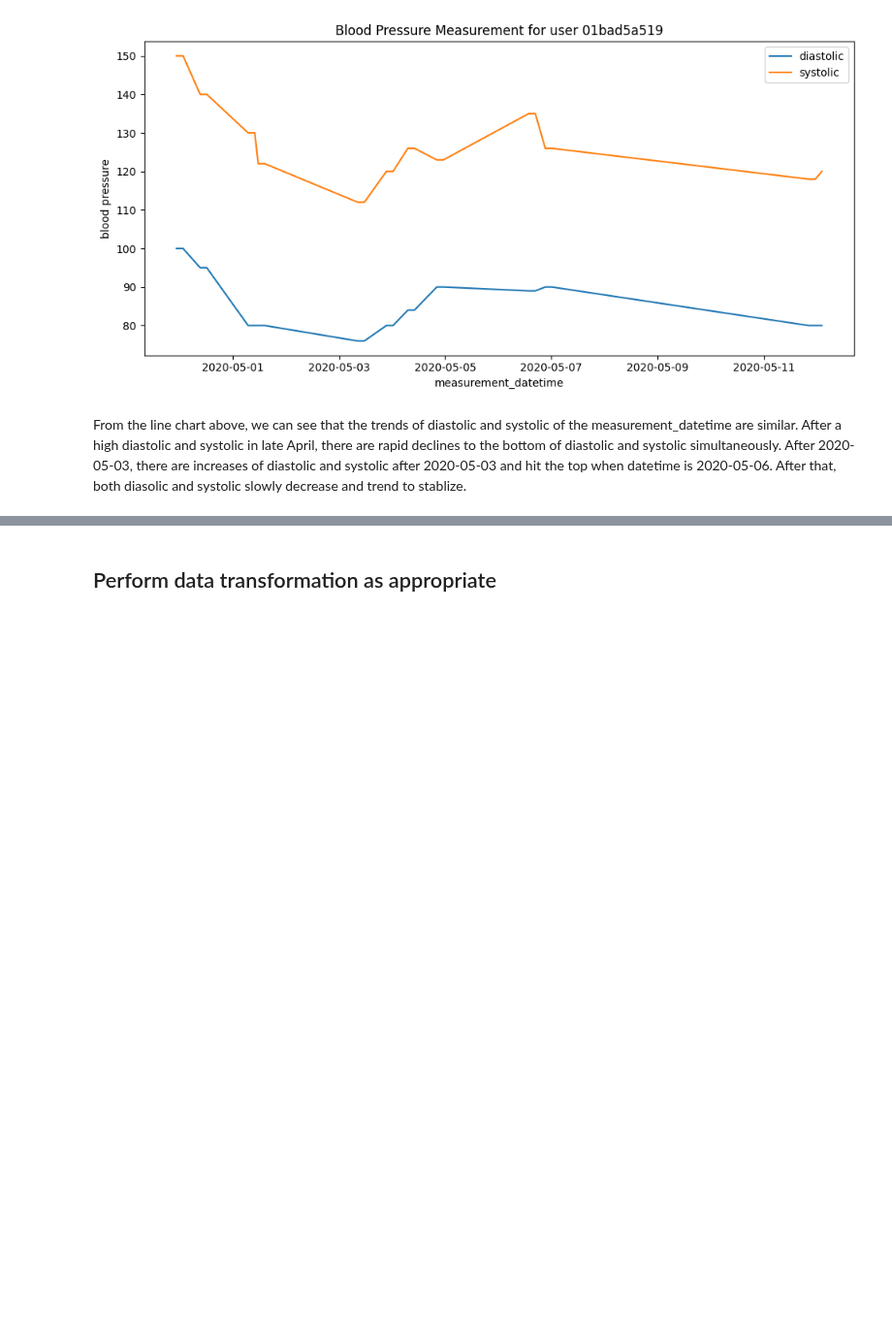
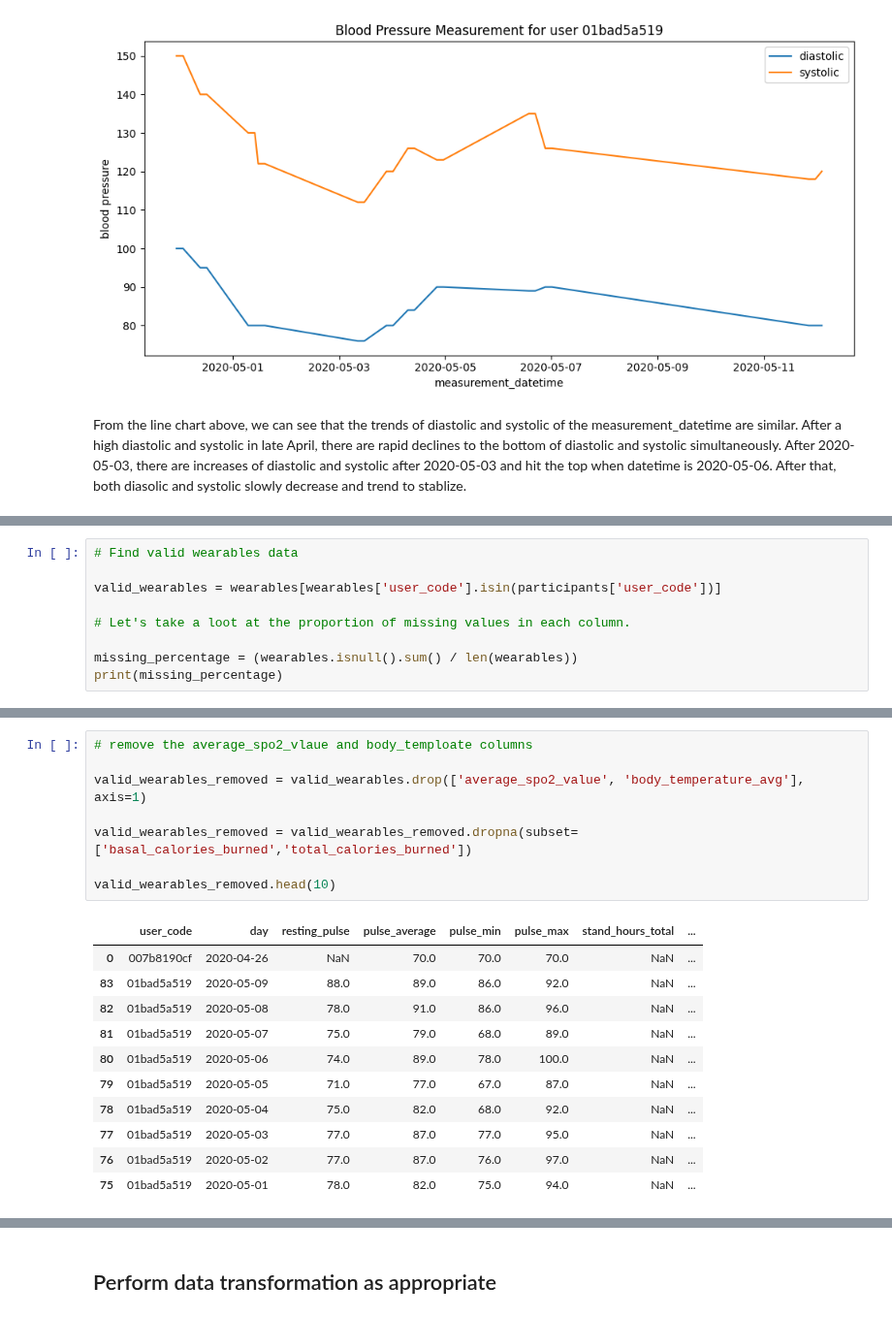
Before and after one commit to AIPI510/aipi510-fall24, a Jupyter notebook: teamname-eda-ta4.ipynb, the cells around one changed output, grey strips where cells are left out. Shown at 97% size. Cells and saved outputs as stored; diff of their text form; blank space fills up the shorter version.

```diff
--- a/teamname-eda-ta4.ipynb
+++ b/teamname-eda-ta4.ipynb
@@ -896,0 +901,9 @@ From the line chart above, we can see that the trends of diastolic and systolic
+# %%
+# Find valid wearables data
+
+valid_wearables = wearables[wearables['user_code'].isin(participants['user_code'])]
+
+# Let's take a loot at the proportion of missing values in each column.
+
+missing_percentage = (wearables.isnull().sum() / len(wearables))
+print(missing_percentage)
@@ -896,0 +934,20 @@ From the line chart above, we can see that the trends of diastolic and systolic
+# %%
+# remove the average_spo2_vlaue and body_temploate columns
+
+valid_wearables_removed = valid_wearables.drop(['average_spo2_value', 'body_temperature_avg'], axis=1)
+
+valid_wearables_removed = valid_wearables_removed.dropna(subset=['basal_calories_burned','total_calories_burned'])
+
+valid_wearables_removed.head(10)
+# %% [output]
+|  | user_code | day | resting_pulse | pulse_average | pulse_min | pulse_max | stand_hours_total | ... |
+| 0 | 007b8190cf | 2020-04-26 | NaN | 70.0 | 70.0 | 70.0 | NaN | ... |
+| 83 | 01bad5a519 | 2020-05-09 | 88.0 | 89.0 | 86.0 | 92.0 | NaN | ... |
+| 82 | 01bad5a519 | 2020-05-08 | 78.0 | 91.0 | 86.0 | 96.0 | NaN | ... |
+| 81 | 01bad5a519 | 2020-05-07 | 75.0 | 79.0 | 68.0 | 89.0 | NaN | ... |
+| 80 | 01bad5a519 | 2020-05-06 | 74.0 | 89.0 | 78.0 | 100.0 | NaN | ... |
+| 79 | 01bad5a519 | 2020-05-05 | 71.0 | 77.0 | 67.0 | 87.0 | NaN | ... |
+| 78 | 01bad5a519 | 2020-05-04 | 75.0 | 82.0 | 68.0 | 92.0 | NaN | ... |
+| 77 | 01bad5a519 | 2020-05-03 | 77.0 | 87.0 | 77.0 | 95.0 | NaN | ... |
+| 76 | 01bad5a519 | 2020-05-02 | 77.0 | 87.0 | 76.0 | 97.0 | NaN | ... |
+| 75 | 01bad5a519 | 2020-05-01 | 78.0 | 82.0 | 75.0 | 94.0 | NaN | ... |
```
Also changed, not shown: parts of 23 cells of this notebook.
